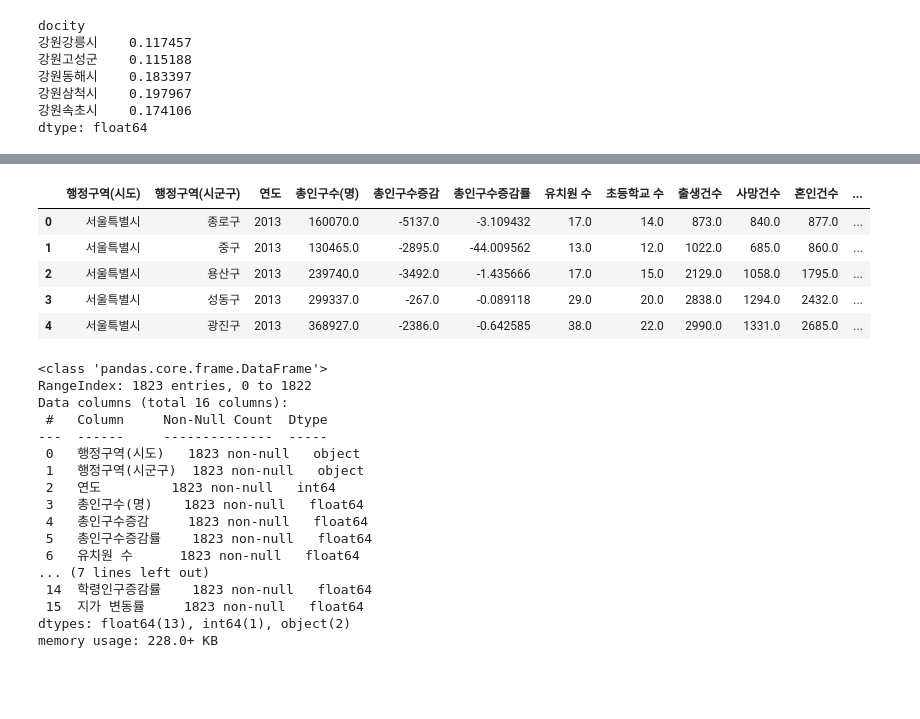
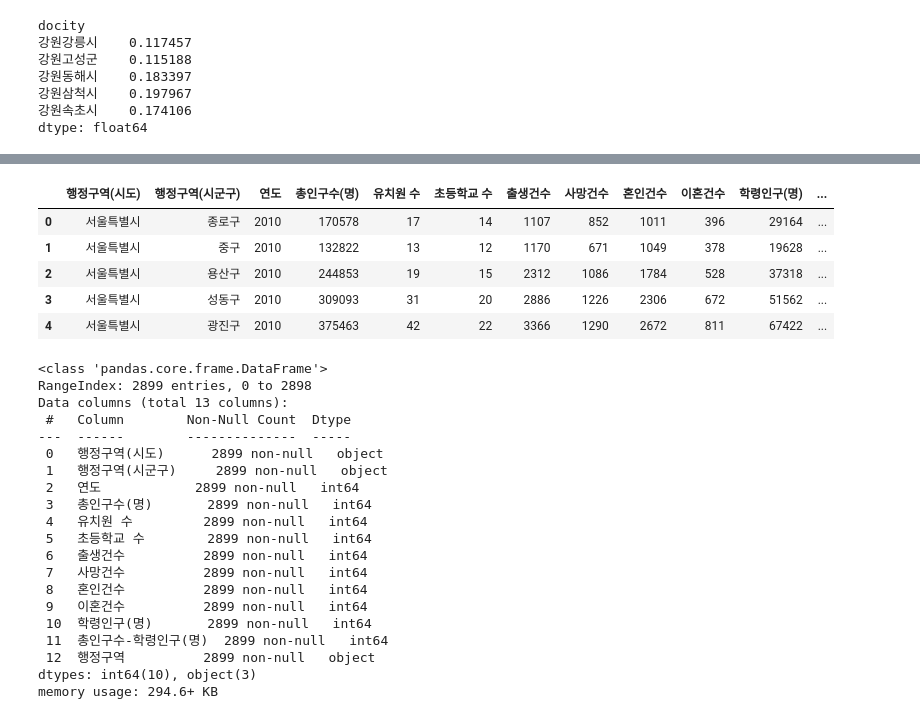
Before and after one commit to KNU-DS-Hackathon/Predicton-Population, a Jupyter notebook: makeDataset/make_distance_graph.ipynb, the cells around one changed output, grey strips where cells are left out. Drawn from its saved outputs; the diff is of its cells as text; code cells hidden in the pictures; blank space fills up the shorter version.

```diff
--- a/makeDataset/make_distance_graph.ipynb
+++ b/makeDataset/make_distance_graph.ipynb
@@ -99,34 +119,37 @@ normalized_df.to_csv('./distance_normalize_v2.csv')
 # %%
-df = pd.read_csv('./no_NaN_dataset.csv')
+df = pd.read_csv('./dataset/no_NaN_dataset_final.csv')
 
 df.head()
 # %% [output]
-|  | 행정구역(시도) | 행정구역(시군구) | 연도 | 총인구수(명) | 총인구수증감 | 총인구수증감률 | 유치원 수 | 초등학교 수 | 출생건수 | 사망건수 | 혼인건수 | ... |
-| 0 | 서울특별시 | 종로구 | 2013 | 160070.0 | -5137.0 | -3.109432 | 17.0 | 14.0 | 873.0 | 840.0 | 877.0 | ... |
-| 1 | 서울특별시 | 중구 | 2013 | 130465.0 | -2895.0 | -44.009562 | 13.0 | 12.0 | 1022.0 | 685.0 | 860.0 | ... |
-| 2 | 서울특별시 | 용산구 | 2013 | 239740.0 | -3492.0 | -1.435666 | 17.0 | 15.0 | 2129.0 | 1058.0 | 1795.0 | ... |
-| 3 | 서울특별시 | 성동구 | 2013 | 299337.0 | -267.0 | -0.089118 | 29.0 | 20.0 | 2838.0 | 1294.0 | 2432.0 | ... |
-| 4 | 서울특별시 | 광진구 | 2013 | 368927.0 | -2386.0 | -0.642585 | 38.0 | 22.0 | 2990.0 | 1331.0 | 2685.0 | ... |
+|  | 행정구역(시도) | 행정구역(시군구) | 연도 | 총인구수(명) | 유치원 수 | 초등학교 수 | 출생건수 | 사망건수 | 혼인건수 | 이혼건수 | 학령인구(명) | ... |
+| 0 | 서울특별시 | 종로구 | 2010 | 170578 | 17 | 14 | 1107 | 852 | 1011 | 396 | 29164 | ... |
+| 1 | 서울특별시 | 중구 | 2010 | 132822 | 13 | 12 | 1170 | 671 | 1049 | 378 | 19628 | ... |
+| 2 | 서울특별시 | 용산구 | 2010 | 244853 | 19 | 15 | 2312 | 1086 | 1784 | 528 | 37318 | ... |
+| 3 | 서울특별시 | 성동구 | 2010 | 309093 | 31 | 20 | 2886 | 1226 | 2306 | 672 | 51562 | ... |
+| 4 | 서울특별시 | 광진구 | 2010 | 375463 | 42 | 22 | 3366 | 1290 | 2672 | 811 | 67422 | ... |
 # %%
 df.info()
 # %% [output]
 <class 'pandas.core.frame.DataFrame'>
-RangeIndex: 1823 entries, 0 to 1822
-Data columns (total 16 columns):
- #   Column     Non-Null Count  Dtype
----  ------     --------------  -----
- 0   행정구역(시도)   1823 non-null   object
- 1   행정구역(시군구)  1823 non-null   object
- 2   연도         1823 non-null   int64
- 3   총인구수(명)    1823 non-null   float64
- 4   총인구수증감     1823 non-null   float64
- 5   총인구수증감률    1823 non-null   float64
- 6   유치원 수      1823 non-null   float64
-... (7 lines left out)
- 14  학령인구증감률    1823 non-null   float64
- 15  지가 변동률     1823 non-null   float64
-dtypes: float64(13), int64(1), object(2)
-memory usage: 228.0+ KB
+RangeIndex: 2899 entries, 0 to 2898
+Data columns (total 13 columns):
+ #   Column        Non-Null Count  Dtype
+---  ------        --------------  -----
+ 0   행정구역(시도)      2899 non-null   object
+ 1   행정구역(시군구)     2899 non-null   object
+ 2   연도            2899 non-null   int64
+ 3   총인구수(명)       2899 non-null   int64
+ 4   유치원 수         2899 non-null   int64
+ 5   초등학교 수        2899 non-null   int64
+ 6   출생건수          2899 non-null   int64
+ 7   사망건수          2899 non-null   int64
+ 8   혼인건수          2899 non-null   int64
+ 9   이혼건수          2899 non-null   int64
+ 10  학령인구(명)       2899 non-null   int64
+ 11  총인구수-학령인구(명)  2899 non-null   int64
+ 12  행정구역          2899 non-null   object
+dtypes: int64(10), object(3)
+memory usage: 294.6+ KB
 # %%
 def find_cityname_in_df(df, cityname, year):
     # cityname에서 첫 두글자는 시도에, 나머지는 시군구에 저장함
```
Also changed, not shown: parts of 15 cells of this notebook, 6 other files.
